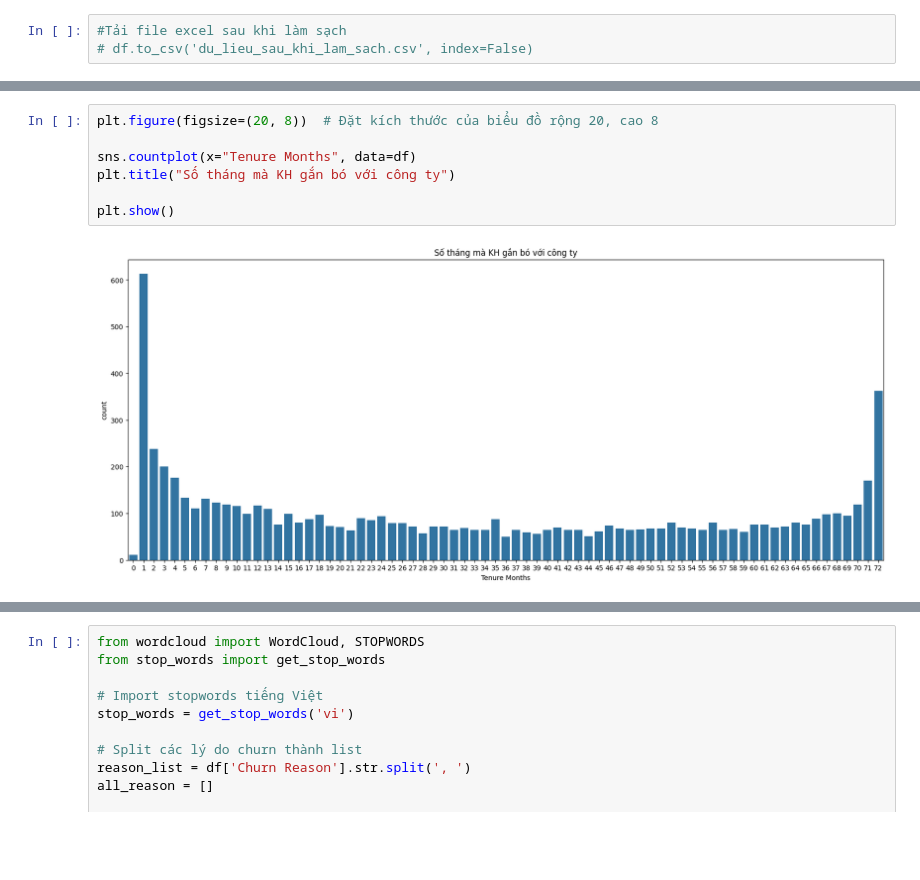
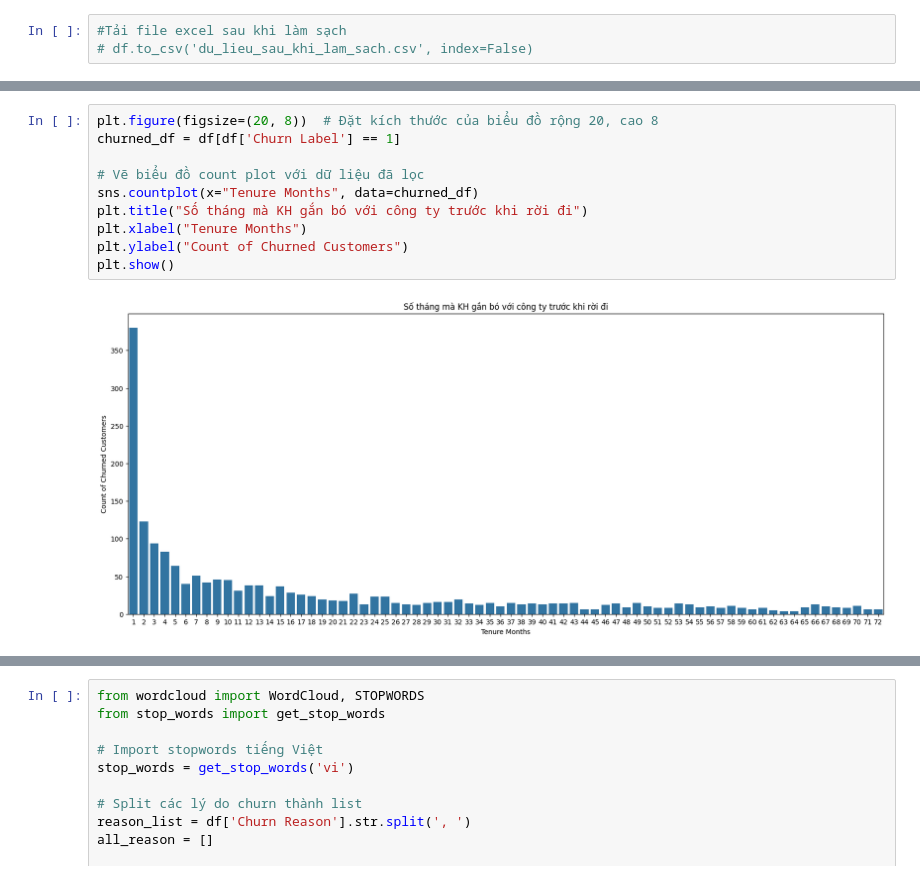
Before and after one commit to neyud/LTCSDL, a Jupyter notebook: churn_telco (1).ipynb, the cells around one changed output, grey strips where cells are left out. Saved outputs shown, nothing was run; the diff lists cells and outputs as text; blank space fills up the shorter version.

```diff
--- a/churn_telco (1).ipynb
+++ b/churn_telco (1).ipynb
@@ -314,9 +402,12 @@ plt.show()
 # %%
 plt.figure(figsize=(20, 8))  # Đặt kích thước của biểu đồ rộng 20, cao 8
+churned_df = df[df['Churn Label'] == 1]
 
-sns.countplot(x="Tenure Months", data=df)
-plt.title("Số tháng mà KH gắn bó với công ty")
-
+# Vẽ biểu đồ count plot với dữ liệu đã lọc
+sns.countplot(x="Tenure Months", data=churned_df)
+plt.title("Số tháng mà KH gắn bó với công ty trước khi rời đi")
+plt.xlabel("Tenure Months")
+plt.ylabel("Count of Churned Customers")
 plt.show()
 # %% [output]
-[figure, old version]
+[figure, new version]
```
Also changed, not shown: parts of 16 cells of this notebook.
